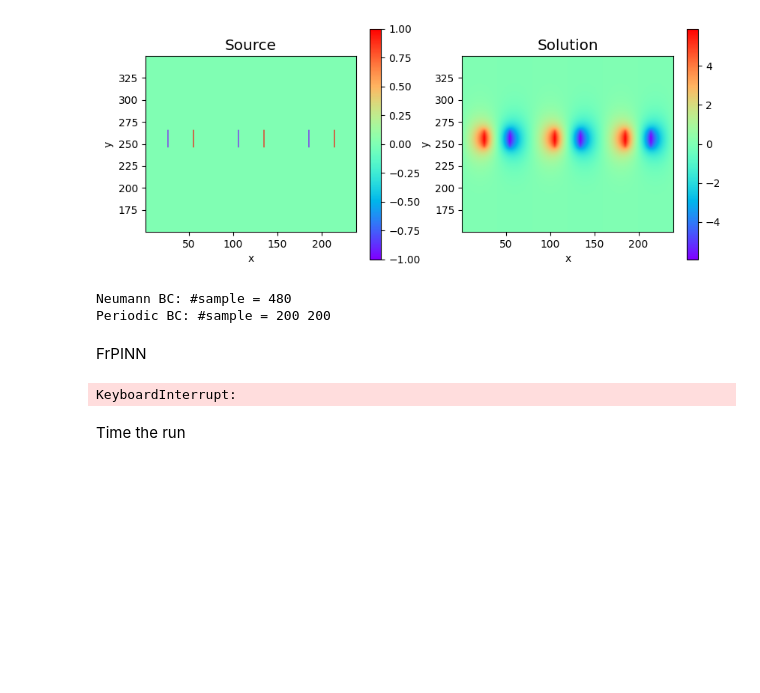
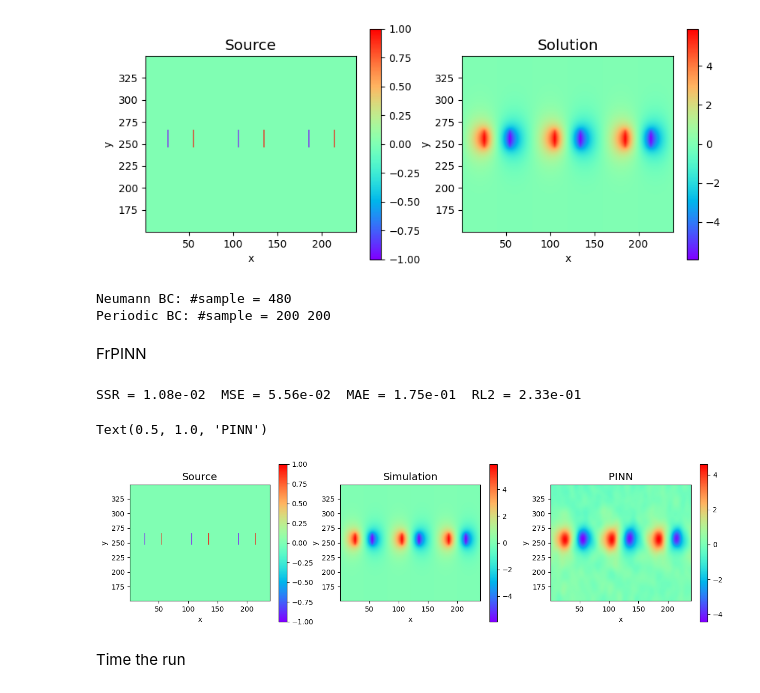
Before and after one commit to wang-yuancheng/piml, a Jupyter notebook: notebooks/m41_frpinn_solve_2d_poisson_hard-demo.ipynb, the cells around one changed output. Cells and saved outputs as stored; diff of their text form; code cells hidden in the pictures; blank space fills up the shorter version.

Commit message:
Add block coordinate descent

```diff
--- a/notebooks/m41_frpinn_solve_2d_poisson_hard-demo.ipynb
+++ b/notebooks/m41_frpinn_solve_2d_poisson_hard-demo.ipynb
@@ -552,32 +640,40 @@ def compute_ls_ntask_kazmarz_batched(param, key, epochs, block_size, alpha):
     return u, ssr, mse, mae, rl2
 # %%
 # solve problem
+# For block coordinate descent
+epochs = 200
+block_size = 150 # 10% of 1500 features
+key, rng = random.split(rng)
+
 # For block kazmarz
-epochs = 300
-block_size = 500 # set based on GPU VRAM limits
-alpha = 0.001 # learning rate
+# epochs = 300
+# block_size = 500 # set based on GPU VRAM limits
+# alpha = 0.001 # learning rate
 
 key, rng = random.split(rng)
 # u, ssr, mse, mae, rl2 = compute_ls_ntask(param, key)
-u, ssr, mse, mae, rl2 = compute_ls_ntask_kazmarz_batched(param, key, epochs, block_size, alpha) # hard coded for block = 500
+u, ssr, mse, mae, rl2 = compute_ls_ntask_bcd(param, key, epochs, block_size)
+# u, ssr, mse, mae, rl2 = compute_ls_ntask_kazmarz_batched(param, key, epochs, block_size, alpha)
 print('SSR = %.2e  MSE = %.2e  MAE = %.2e  RL2 = %.2e'%(ssr, mse, mae, rl2));
 
 # plot solution
 fig = plt.figure(figsize=(15, 4))
 ax1 = fig.add_subplot(1,3,1)
 s_plot = s.reshape(nx, ny).T
 mesh2 = plt.imshow(s_plot, interpolation='bilinear', origin='lower', cmap='rainbow', extent=ext, aspect=1.)
 plt.colorbar(mesh2); plt.xlabel('x'); plt.ylabel('y'); plt.title('Source', fontsize='x-large')
 ax1 = fig.add_subplot(1,3,2)
 s_plot = u_sim.reshape(nx, ny).T
 mesh2 = plt.imshow(s_plot, interpolation='bilinear', origin='lower', cmap='rainbow', extent=ext, aspect=1.)
 plt.colorbar(mesh2); plt.xlabel('x'); plt.ylabel('y'); plt.title('Simulation', fontsize='x-large')
 ax1 = fig.add_subplot(1,3,3)
 s_plot = u.reshape(nx, ny).T
 mesh2 = plt.imshow(s_plot, interpolation='bilinear', origin='lower', cmap='rainbow', extent=ext, aspect=1.)
 plt.colorbar(mesh2); plt.xlabel('x'); plt.ylabel('y'); plt.title('PINN', fontsize='x-large')
 # %% [output]
-KeyboardInterrupt:
+SSR = 1.08e-02  MSE = 5.56e-02  MAE = 1.75e-01  RL2 = 2.33e-01
+Text(0.5, 1.0, 'PINN')
+[figure, added]
 # %% [markdown]
 Time the run
 # %%
```
Also changed, not shown: parts of 3 cells of this notebook.
